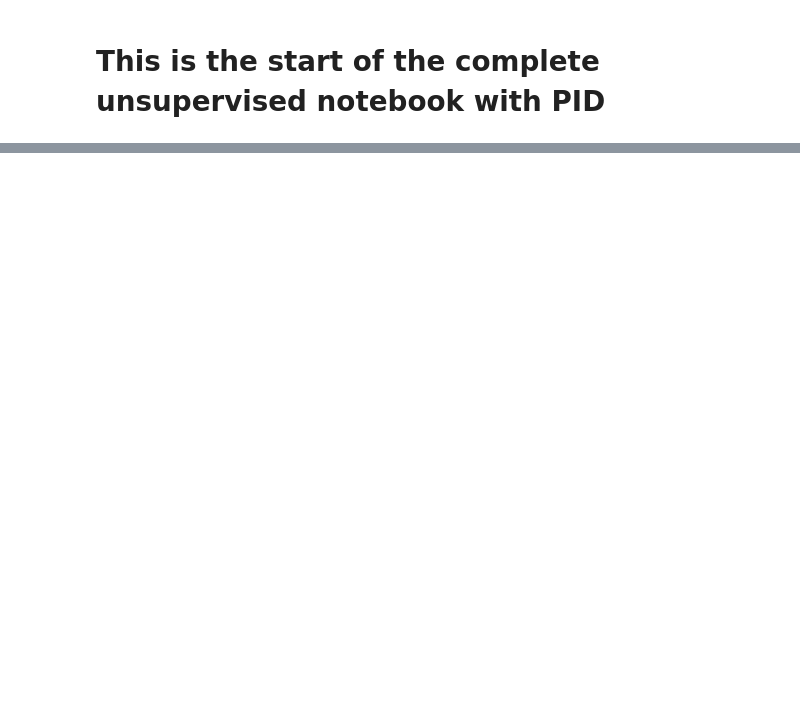
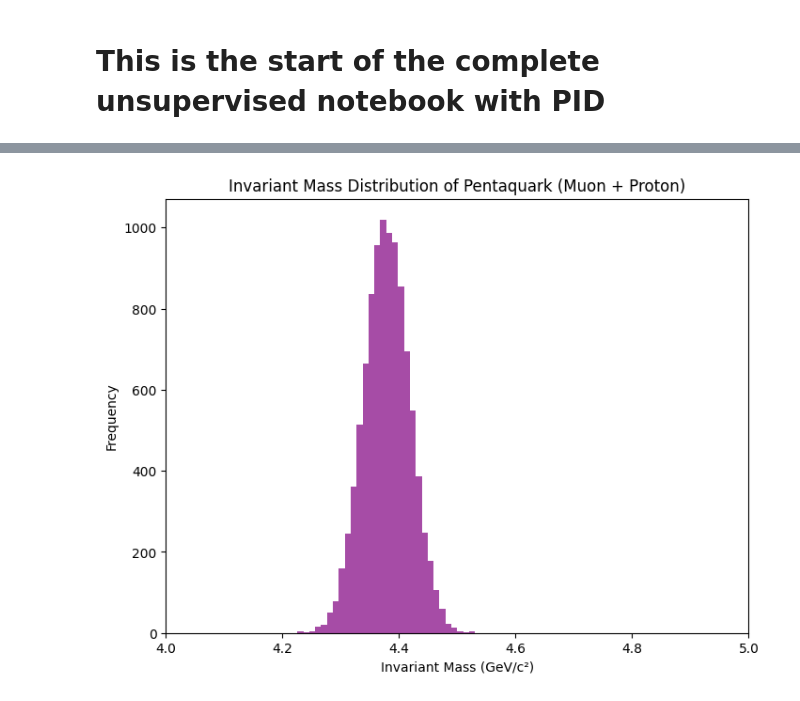
Before and after one commit to siragoni/ML-autoencoder, a Jupyter notebook: Clean.ipynb, the cells around one changed output, grey strips where cells are left out. Saved outputs shown, nothing was run; the diff lists cells and outputs as text; code cells hidden in the pictures; blank space fills up the shorter version.

```diff
--- a/Clean.ipynb
+++ b/Clean.ipynb
@@ -2,0 +708,38 @@
+# %%
+import matplotlib.pyplot as plt
+import numpy as np
+
+# Generate events
+n_pentaquark = 10000  # Define the number of events to simulate
+events = generate_pentaquark_jpsi_muons_events_smearing_after_boost_with_angles(n_pentaquark)
+
+# Calculate invariant mass for each event
+invariant_masses = []
+for event in events:
+    # Get the momenta and energies
+    muon1_p = np.array(event[0])  # Muon 1 3-momentum
+    muon2_p = np.array(event[1])  # Muon 2 3-momentum
+    proton_p = np.array(event[2])  # Proton 3-momentum
+
+    muon1_E = np.sqrt(np.linalg.norm(muon1_p)**2 + m_muon**2)  # Muon 1 energy
+    muon2_E = np.sqrt(np.linalg.norm(muon2_p)**2 + m_muon**2)  # Muon 2 energy
+    proton_E = np.sqrt(np.linalg.norm(proton_p)**2 + m_proton**2)  # Proton energy
+
+    # Calculate the total 3-momentum and energy
+    total_p = muon1_p + muon2_p + proton_p
+    total_E = muon1_E + muon2_E + proton_E
+
+    # Calculate the invariant mass
+    invariant_mass = np.sqrt(total_E**2 - np.linalg.norm(total_p)**2)
+    invariant_masses.append(invariant_mass)
+
+# Plot the invariant mass distribution
+plt.figure(figsize=(8, 6))
+plt.hist(invariant_masses, bins=30, color='purple', alpha=0.7)
+plt.title('Invariant Mass Distribution of Pentaquark (Muon + Proton)')
+plt.xlabel('Invariant Mass (GeV/c²)')
+plt.ylabel('Frequency')
+plt.xlim(4,5)
+plt.show()
+# %% [output]
+[figure, added]
```
Also changed, not shown: parts of 32 cells of this notebook, 1 other file.
